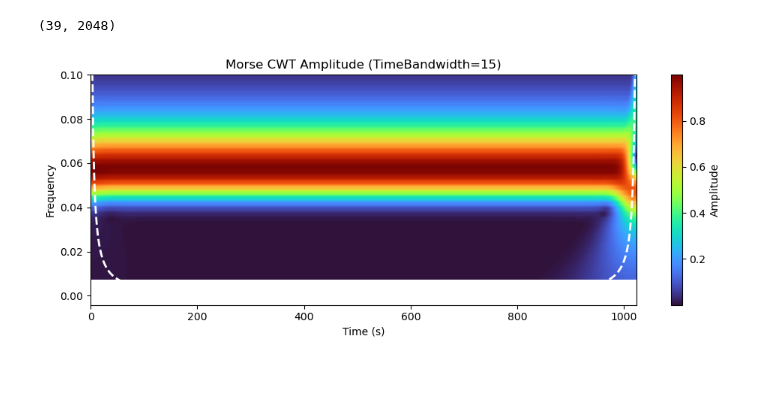
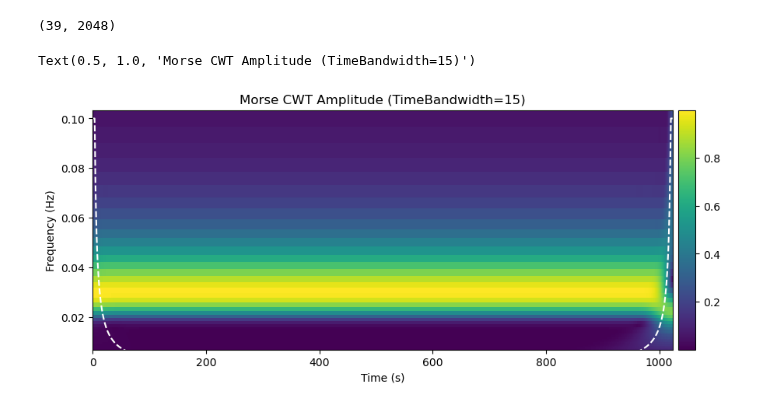
Before and after one commit to Maliboue/time_freq_lib, a Jupyter notebook: examples/GMW_ssqueezepy_explore_wavelets-MATLAB_run_in_python.ipynb, the cells around one changed output. Cells and saved outputs as stored; diff of their text form; code cells hidden in the pictures; blank space fills up the shorter version.

```diff
--- a/examples/GMW_ssqueezepy_explore_wavelets-MATLAB_run_in_python.ipynb
+++ b/examples/GMW_ssqueezepy_explore_wavelets-MATLAB_run_in_python.ipynb
@@ -38,40 +42,14 @@ coi  = np.array(eng.workspace["coi"]).squeeze()
 print(amp.shape)
 # %% [output]
 (39, 2048)
-# %%
-fig, ax = plt.subplots(figsize=(10,4))
-
-extent = [
-    0,
-    t.max(),
-    freq.min(),
-    freq.max()
-]
-
-im = ax.imshow(
-    amp[::-1],
-    aspect="auto",
-    origin="lower",
-    extent=extent,
-    cmap="turbo"
-)
-
-# COI overlay
-ax.plot(
-    t,
-    coi,
-    "w--",
-    lw=2,
-)
-
-ax.set_ylabel("Frequency")
-ax.set_xlabel("Time (s)")
-ax.set_title("Morse CWT Amplitude (TimeBandwidth=15)")
-
-plt.colorbar(im, ax=ax, label="Amplitude")
-
-
-plt.tight_layout()
-plt.show()
-# %% [output]
-[figure, removed]
+# %%
+f, ax = wf.plot_cwt(amp, freq, t, add_colorbar=True)
+ylims = ax.get_ylim()
+ax.plot(t, coi, color='w', ls='--')
+ax.set_ylim(ylims)
+ax.set_ylabel("Frequency (Hz)")
+ax.set_xlabel("Time (s)")
+ax.set_title("Morse CWT Amplitude (TimeBandwidth=15)")
+# %% [output]
+Text(0.5, 1.0, 'Morse CWT Amplitude (TimeBandwidth=15)')
+[figure, added]
```
Also changed, not shown: parts of 2 cells of this notebook, 2 other files.
